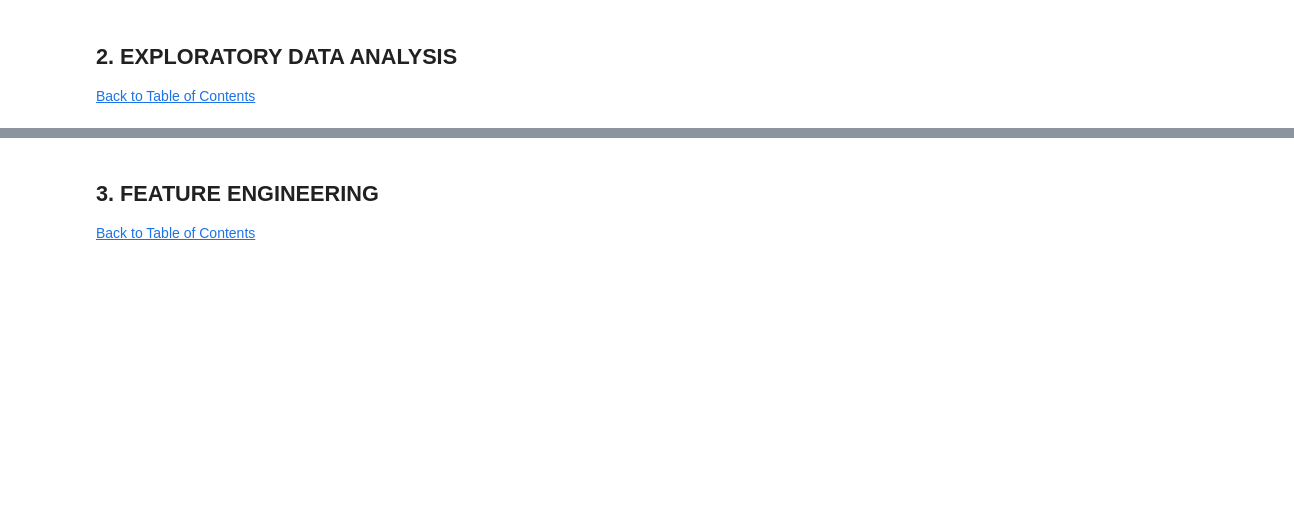
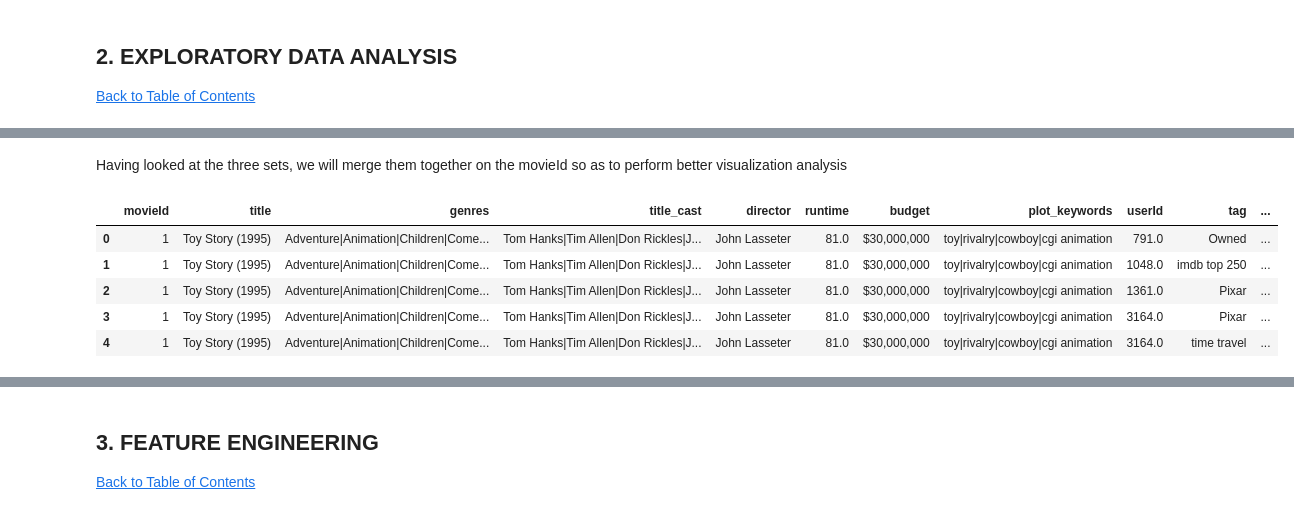
Before and after one commit to Keltings/Movie-Recommender-Engine, a Jupyter notebook: 2110ACDS-T1.ipynb, the cells around one changed output, grey strips where cells are left out. Saved outputs shown, nothing was run; the diff lists cells and outputs as text; code cells hidden in the pictures; blank space fills up the shorter version.

Commit message:
Mrge of Datasets and EDA performance

```diff
--- a/2110ACDS-T1.ipynb
+++ b/2110ACDS-T1.ipynb
@@ -311,0 +245,2 @@ dtype: int64
+# %% [markdown]
+Having looked at the three sets, we will merge them together on the movieId so as to perform better visualization analysis
@@ -311,0 +250,10 @@ dtype: int64
+# %%
+movies_df = movies_df.merge(raw_tags_df, how = 'left', on = 'movieId')
+display_df(movies_df)
+# %% [output]
+|  | movieId | title | genres | title_cast | director | runtime | budget | plot_keywords | userId | tag | ... |
+| 0 | 1 | Toy Story (1995) | Adventure|Animation|Children|Come... | Tom Hanks|Tim Allen|Don Rickles|J... | John Lasseter | 81.0 | $30,000,000 | toy|rivalry|cowboy|cgi animation | 791.0 | Owned | ... |
+| 1 | 1 | Toy Story (1995) | Adventure|Animation|Children|Come... | Tom Hanks|Tim Allen|Don Rickles|J... | John Lasseter | 81.0 | $30,000,000 | toy|rivalry|cowboy|cgi animation | 1048.0 | imdb top 250 | ... |
+| 2 | 1 | Toy Story (1995) | Adventure|Animation|Children|Come... | Tom Hanks|Tim Allen|Don Rickles|J... | John Lasseter | 81.0 | $30,000,000 | toy|rivalry|cowboy|cgi animation | 1361.0 | Pixar | ... |
+| 3 | 1 | Toy Story (1995) | Adventure|Animation|Children|Come... | Tom Hanks|Tim Allen|Don Rickles|J... | John Lasseter | 81.0 | $30,000,000 | toy|rivalry|cowboy|cgi animation | 3164.0 | Pixar | ... |
+| 4 | 1 | Toy Story (1995) | Adventure|Animation|Children|Come... | Tom Hanks|Tim Allen|Don Rickles|J... | John Lasseter | 81.0 | $30,000,000 | toy|rivalry|cowboy|cgi animation | 3164.0 | time travel | ... |
```
Also changed, not shown: parts of 44 cells of this notebook.
